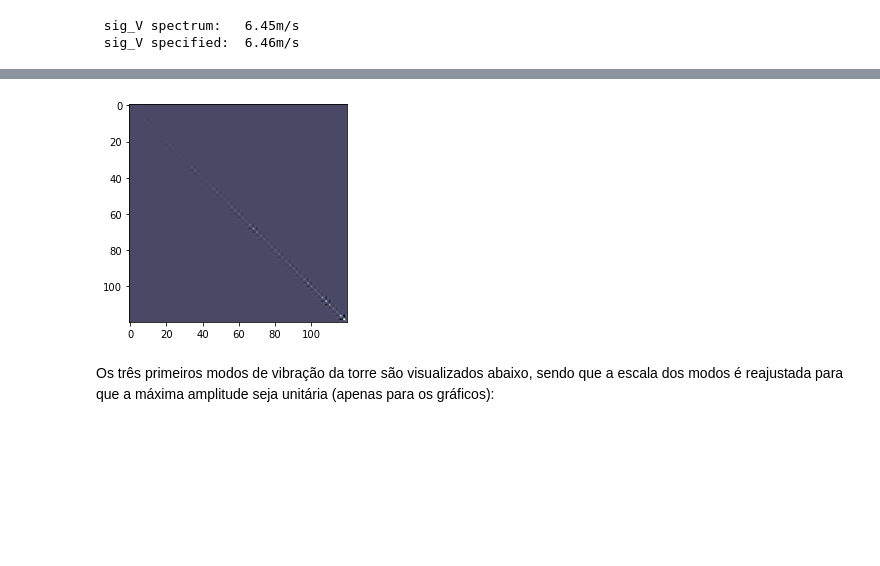
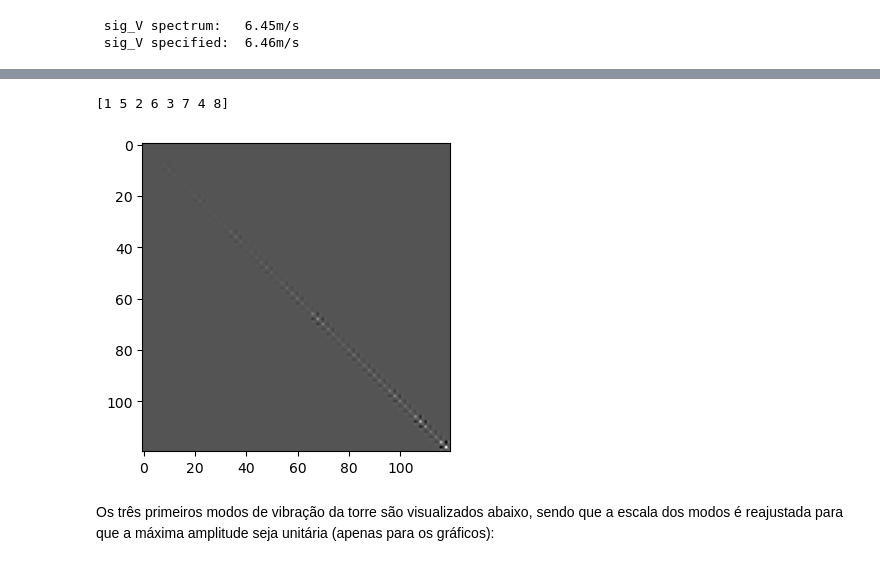
Before and after one commit to mmaiarocha/Tower, a Jupyter notebook: Tower.ipynb, the cells around one changed output, grey strips where cells are left out. Saved outputs shown, nothing was run; the diff lists cells and outputs as text; code cells hidden in the pictures; blank space fills up the shorter version.

```diff
--- a/Tower.ipynb
+++ b/Tower.ipynb
@@ -291,6 +291,12 @@ Para a torre do exemplo, a montagem das matrizes do sistema e a solução do pro
    <td><img src="resources/element.png"        alt="Finite element" width="280px"/></td>
  </tr>
 </table>
+# %%
+a = np.array([[1,2,3,4],[5,6,7,8]]).T
+
+print(a.reshape(2*4))
+# %% [output]
+[1 5 2 6 3 7 4 8]
 # %%
 # Montagem da matriz de rigidez global
 
@@ -299,36 +305,36 @@ KG = KG[:-2,:-2]        # último nó (base) tem deslocamentos impedidos
 
 # Montagem da matriz de massa global (tipo "lumped", matriz diagonal)
 
-MG = np.diag(np.vstack((M, IR)).T.reshape(2*NS))
+MG = np.diag(np.vstack((M, IR)).T.reshape(2*NS) )
 
 # Solução do problema de autovalores com o módulo scipy
 
 import scipy.linalg as sc
 w2, Phi  =  sc.eig(KG, MG)
 
 # Impõe ordem crescente dos modos
 iw  = w2.argsort()
 w2  = w2[iw]
 Phi = Phi[:,iw]
 
 # Converte autovalores em frequências
 wk  = np.sqrt(np.real(w2))
 fk  = wk/2/np.pi
 
 # Normaliza formas modais pela matriz de massa
 # (portanto, a partir daqui a massa modal é unitária)
 for k in range(len(wk)):
 
     Mk       = np.sum(np.diag(MG)*Phi[:,k]*Phi[:,k])
     Phi[:,k] = Phi[:,k]/np.sqrt(Mk)
 
     if (Phi[0,k] < 0): Phi[:,k] *= -1   # impõe sinal positivo no topo
 
 # Visualização da matriz de rigidez
 plt.figure(2, figsize=(4,4))
-kh = plt.imshow(KG)#,  cmap=plt.cm.bone)
+kh = plt.imshow(KG, cmap=plt.cm.gray)
 # %% [output]
-[figure, old version]
+[figure, new version]
 # %% [markdown]
 Os três primeiros modos de vibração da torre são visualizados abaixo, sendo que a escala dos modos é reajustada para que a máxima amplitude seja unitária (apenas para os gráficos):
 # %%
```
Also changed, not shown: parts of 8 cells of this notebook, 1 other file.
